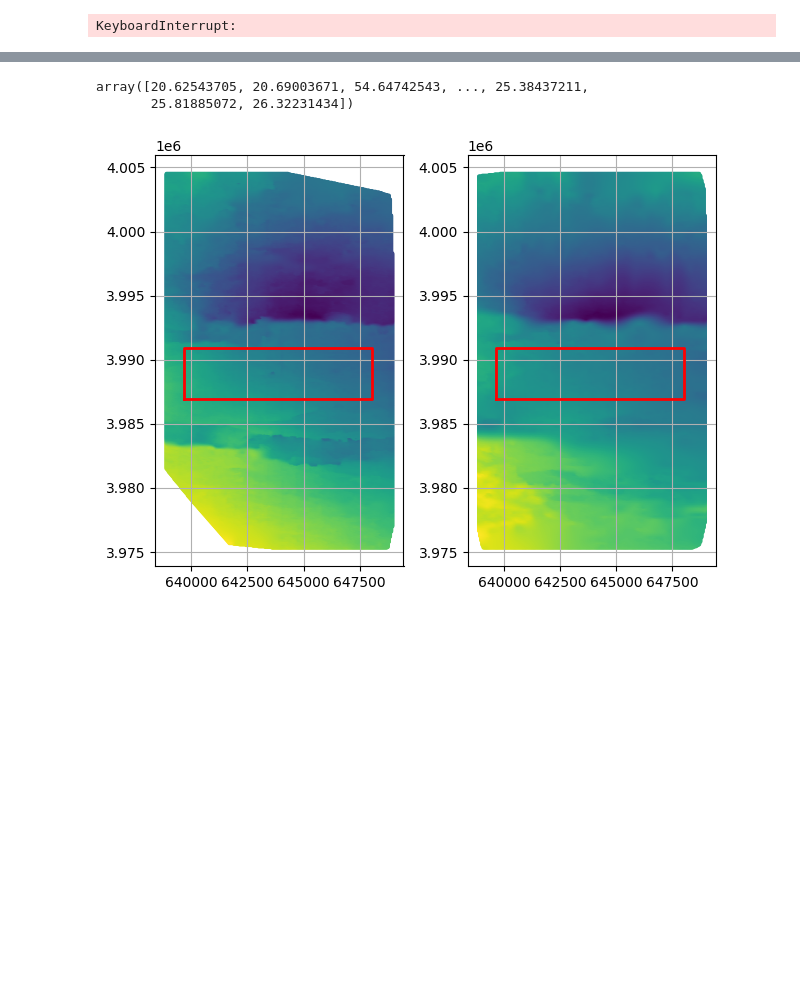
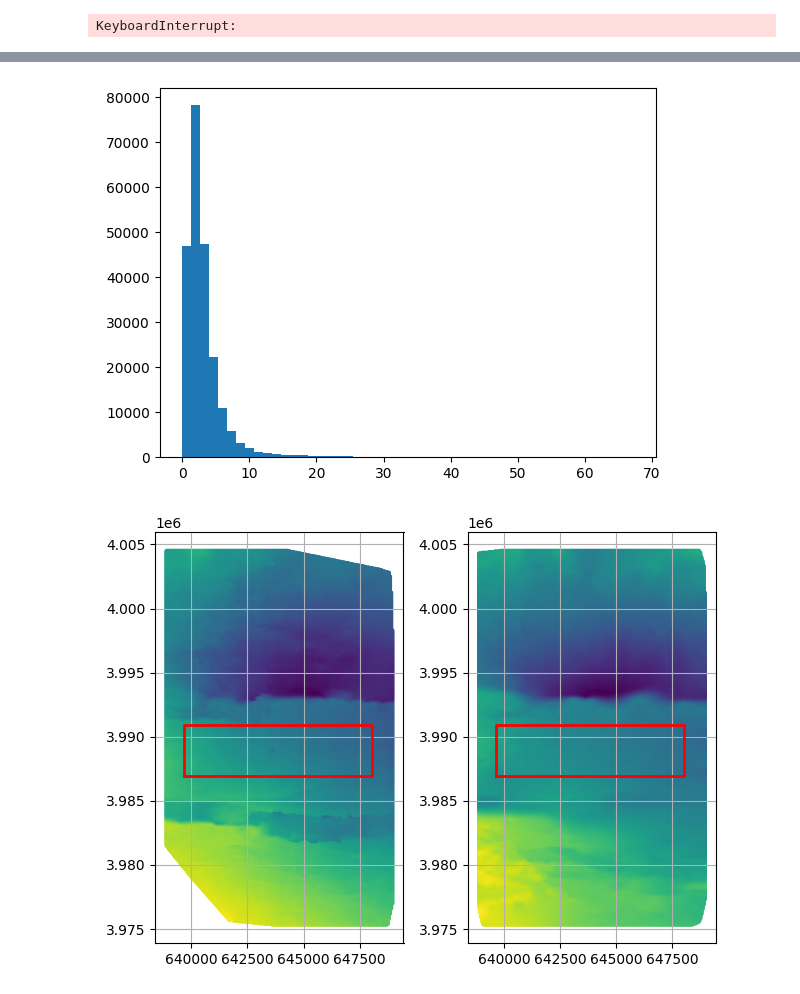
Before and after one commit to geomodeller/ccs-inha-structure, a Jupyter notebook: main_2_west_sea.ipynb, the cells around one changed output, grey strips where cells are left out. Drawn from its saved outputs; the diff is of its cells as text; code cells hidden in the pictures; blank space fills up the shorter version.

```diff
--- a/main_2_west_sea.ipynb
+++ b/main_2_west_sea.ipynb
@@ -14,11 +14,11 @@ import trimesh
 # now you can play with this workflow below
 # %%
 top_2 = np.loadtxt('dataset/west_sea_2024/Base_SU7_middle_Miocene.dat')
-top_2[:,2] *= -10
+top_2[:,2] *= -1
 top = np.loadtxt('dataset/west_sea_2024/Base_SU6_Interbedded_Seal.dat')
-top[:,2] *= -10
+top[:,2] *= -1
 bottom = np.loadtxt('dataset/west_sea_2024/Base_SU5_Top_Cretaceous.dat')
-bottom[:,2] *= -10
+bottom[:,2] *= -1
 # %%
 top_2_pts = top_2[:,0:2]
 top_2_pts_3d = top_2
@@ -58,8 +54,8 @@ array([0.93590324, 0.93550548, 0.57860627, ..., 0.90345225, 0.90017553,
 # %%
 heading_to_sky = np.array([0, 0, 1])
 angles = np.arccos(np.sum(top.face_normals*heading_to_sky,axis = 1))
-# %%
-plt.hist(np.rad2deg(angles))
-# %% [output]
-array([20.62543705, 20.69003671, 54.64742543, ..., 25.38437211,
-       25.81885072, 26.32231434])
+# %%
+angle_in_deg = np.rad2deg(angles)
+plt.hist(angle_in_deg, bins = 50);
+# %% [output]
+[figure, added]
```
Also changed, not shown: parts of 4 cells of this notebook.
